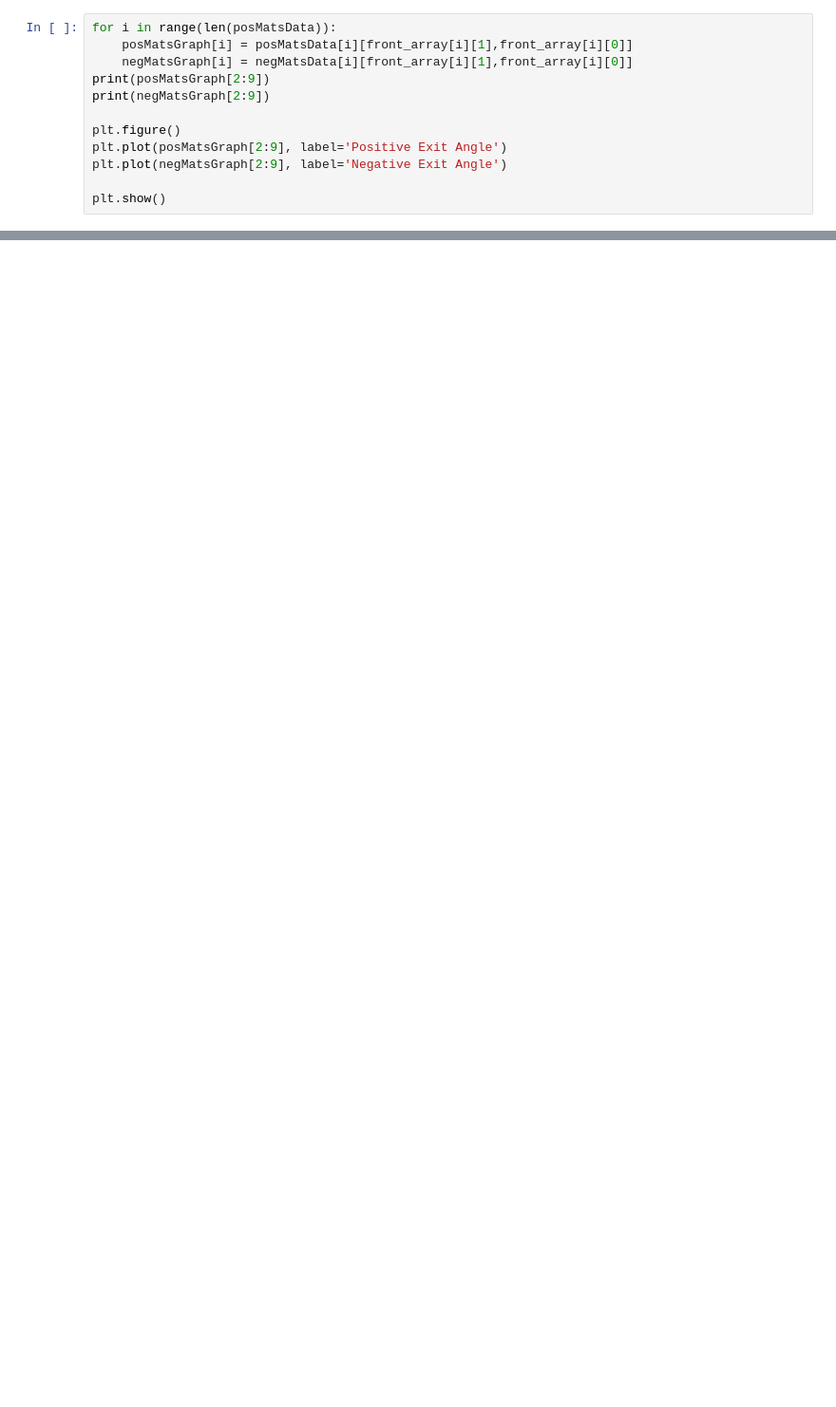
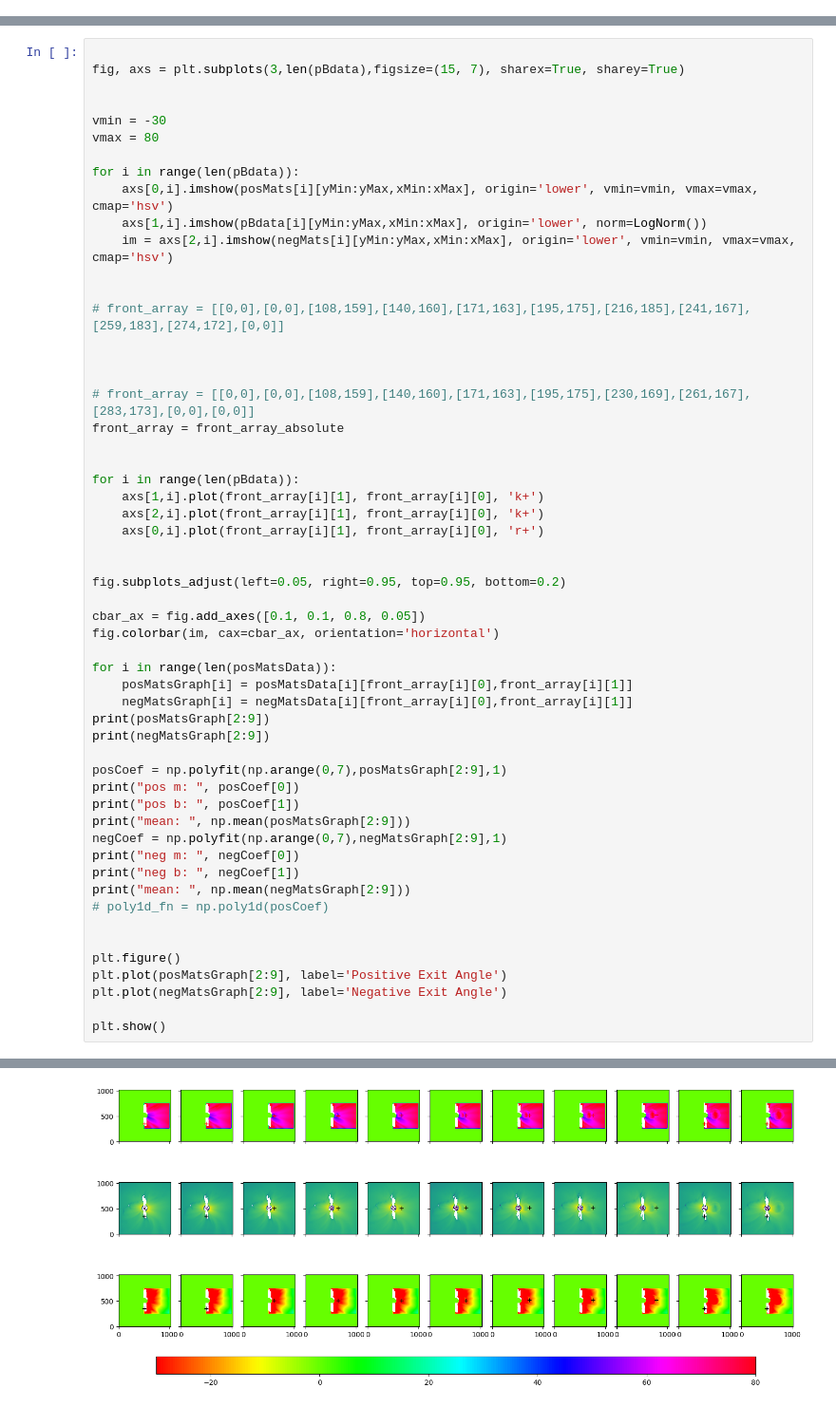
Before and after one commit to nathaniellaurent/CME-polarization, a Jupyter notebook: Scripts/CME_benchmark.ipynb, the cells around one changed output, grey strips where cells are left out. Shown: that part at 95% size. Drawn from its saved outputs; the diff is of its cells as text; blank space fills up the shorter version.

```diff
--- a/Scripts/CME_benchmark.ipynb
+++ b/Scripts/CME_benchmark.ipynb
@@ -170,12 +190,0 @@ negative:  8.270634447304733
-# %%
-for i in range(len(posMatsData)):
-    posMatsGraph[i] = posMatsData[i][front_array[i][1],front_array[i][0]]
-    negMatsGraph[i] = negMatsData[i][front_array[i][1],front_array[i][0]]
-print(posMatsGraph[2:9])
-print(negMatsGraph[2:9])
-
-plt.figure()
-plt.plot(posMatsGraph[2:9], label='Positive Exit Angle')
-plt.plot(negMatsGraph[2:9], label='Negative Exit Angle')
-
-plt.show()
@@ -191,0 +191,56 @@ print(posMatsData[0][88, 37])
+# %%
+
+fig, axs = plt.subplots(3,len(pBdata),figsize=(15, 7), sharex=True, sharey=True)
+
+
+vmin = -30
+vmax = 80
+
+for i in range(len(pBdata)):
+    axs[0,i].imshow(posMats[i][yMin:yMax,xMin:xMax], origin='lower', vmin=vmin, vmax=vmax, cmap='hsv')
+    axs[1,i].imshow(pBdata[i][yMin:yMax,xMin:xMax], origin='lower', norm=LogNorm())
+    im = axs[2,i].imshow(negMats[i][yMin:yMax,xMin:xMax], origin='lower', vmin=vmin, vmax=vmax, cmap='hsv')
+
+
+# front_array = [[0,0],[0,0],[108,159],[140,160],[171,163],[195,175],[216,185],[241,167],[259,183],[274,172],[0,0]]
+
+
+
+# front_array = [[0,0],[0,0],[108,159],[140,160],[171,163],[195,175],[230,169],[261,167],[283,173],[0,0],[0,0]]
+front_array = front_array_absolute
+
+
+for i in range(len(pBdata)):
+    axs[1,i].plot(front_array[i][1], front_array[i][0], 'k+')
+    axs[2,i].plot(front_array[i][1], front_array[i][0], 'k+')
+    axs[0,i].plot(front_array[i][1], front_array[i][0], 'r+')
+
+
+fig.subplots_adjust(left=0.05, right=0.95, top=0.95, bottom=0.2)
+
+cbar_ax = fig.add_axes([0.1, 0.1, 0.8, 0.05])
+fig.colorbar(im, cax=cbar_ax, orientation='horizontal')
+
+for i in range(len(posMatsData)):
+    posMatsGraph[i] = posMatsData[i][front_array[i][0],front_array[i][1]]
+    negMatsGraph[i] = negMatsData[i][front_array[i][0],front_array[i][1]]
+print(posMatsGraph[2:9])
+print(negMatsGraph[2:9])
+
+posCoef = np.polyfit(np.arange(0,7),posMatsGraph[2:9],1)
+print("pos m: ", posCoef[0])
+print("pos b: ", posCoef[1])
+print("mean: ", np.mean(posMatsGraph[2:9]))
+negCoef = np.polyfit(np.arange(0,7),negMatsGraph[2:9],1)
+print("neg m: ", negCoef[0])
+print("neg b: ", negCoef[1])
+print("mean: ", np.mean(negMatsGraph[2:9]))
+# poly1d_fn = np.poly1d(posCoef)
+
+
+plt.figure()
+plt.plot(posMatsGraph[2:9], label='Positive Exit Angle')
+plt.plot(negMatsGraph[2:9], label='Negative Exit Angle')
+
+plt.show()
+# %% [output]
@@ -191,0 +257 @@ print(posMatsData[0][88, 37])
+[figure, added]
```
Also changed, not shown: parts of 5 cells of this notebook, 6 other files.
